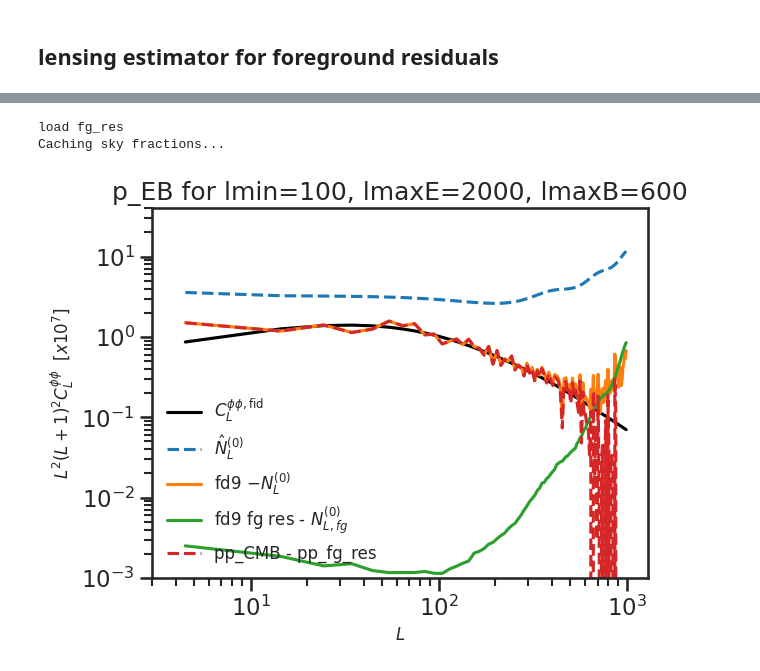
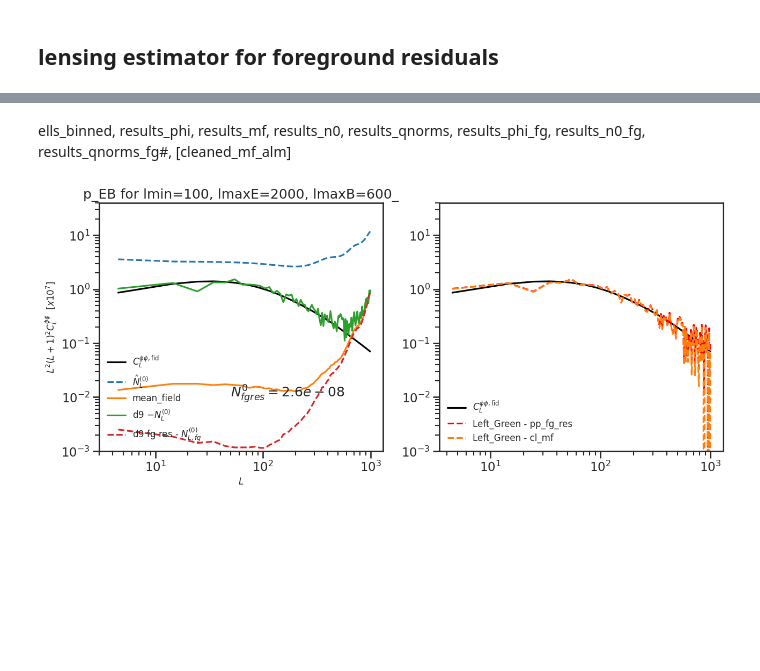
Before and after one commit to yaojian95/non_gau_lensing, a Jupyter notebook: try_plancklens_fg_res.ipynb, the cells around one changed output, grey strips where cells are left out. Drawn from its saved outputs; the diff is of its cells as text; code cells hidden in the pictures; blank space fills up the shorter version.

Commit message:
G, P, G, F_syst vs mf for lmaxB = 600, 1000, 2000

```diff
--- a/try_plancklens_fg_res.ipynb
+++ b/try_plancklens_fg_res.ipynb
@@ -452,18 +478,21 @@ def plot_lensing(lmax_qlm, results, return_binned = False, qe_key = 'p_p', add_f
     _, cl_pp = bin_cell(cl_unl['pp'][ells] *  w(ells), lmax = lmax_qlm, bins=bw, ell_2=False)
 
     if from_fg_res:
-        results_phi_fg = results[4][0]
+        results_phi_fg = results[5][0]
+        results_n0_fg = results[6][0]
         _, phi_fg_binned = bin_cell(results_phi_fg, lmax = lmax_qlm, bins=bw, ell_2=False)
+        _, n0_fg_binned =  bin_cell(results_n0_fg, lmax = lmax_qlm, bins=bw, ell_2=False)
 
     if return_binned:
         ell_binned, cleaned_binned[0], mf_binned[0], n0_binned[0]
 
-    plt.figure()
+    plt.figure(figsize = (15, 6))
     # plt.title('%s for %s, lmin = %s, lmax = %s'%(qe_key, add_foreground, lmin_qlm, lmax_qlm))
-    plt.title('%s for %s'%(qe_key, conf))
+
 
     # label=r'$C_L^{\hat \phi \hat \phi}$' if qe_key[0] == 'p' else r'$C_L^{\hat \omega \hat \omega}$'
-
+    plt.subplot(121)
+    plt.title('%s for %s'%(qe_key, conf))
     plt.loglog(ell_binned, cl_pp[0], c='k', label=r'$C_L^{\phi\phi, \rm fid}$')
     plt.loglog(ell_binned, n0_binned[0], '--', label=r'$\hat N_L^{(0)}$')
 
@@ -475,10 +504,27 @@ def plot_lensing(lmax_qlm, results, return_binned = False, qe_key = 'p_p', add_f
         plt.loglog(ell_binned, cleaned_binned[0], label = r'%s $- N_L^{(0)}$'%add_foreground)
 
     if from_fg_res:
-        plt.loglog(ell_binned, phi_fg_binned[0], label = r'%s fg res - $N_{L, fg}^{(0)}$'%add_foreground)
-        plt.loglog(ell_binned, cleaned_binned[0] - phi_fg_binned[0], label = 'pp_CMB - pp_fg_res', ls = '--')
+
+        plt.loglog(ell_binned, phi_fg_binned[0], label = r'%s fg res - $N_{L, fg}^{(0)}$'%add_foreground, ls = '--')
+        plt.text(50, 1e-2, r'$N^{0}_{fg res} = %.1e$'%np.mean(n0_fg_binned[0]))
+        # plt.loglog(ell_binned, n0_fg_binned[0], '--', label=r'$\hat N_{L, fg}^{(0)}$')
     plt.xlabel('$L$', fontsize=12)
     plt.ylabel('$L^2 (L + 1)^2 C_L^{\phi\phi}$  [$x10^7$]', fontsize=12)
     plt.ylim(1e-3,4e1)
     plt.xlim(3, )
     plt.legend(fontsize=12, loc='lower left', frameon = False)
+
+    plt.subplot(122)
+    plt.loglog(ell_binned, cl_pp[0], c='k', label=r'$C_L^{\phi\phi, \rm fid}$')
+    plt.loglog(ell_binned, cleaned_binned[0] - phi_fg_binned[0], 'r--', label = 'Left_Green - pp_fg_res')
+    plt.loglog(ell_binned, cleaned_binned[0] - mf_binned[0], '--', label = 'Left_Green - cl_mf', color = sns.color_palette()[1])
+
+    try:
+        assert len(results) == 9, len(results)
+        _, cleaned_mf_alm =  bin_cell(results[-1][0], lmax = lmax_qlm, bins=bw, ell_2=False)
+        plt.loglog(ell_binned, cleaned_mf_alm[0], '--', label = 'Left_Green - alm_mf', color = sns.color_palette()[2])
+    except:
+        print('Not including cleaned phi with mf subtracted at alm level')
+
+    plt.ylim(1e-3,4e1)
+    plt.legend(fontsize=12, loc='lower left', frameon = False)
@@ -683,11 +623,11 @@ Caching sky fractions...
-# %%
-lmin_ivf = 100
-lmax_ivf=2000
-lmax_Bmode= 600
-
-fd9_res = run_qe(['p_eb'], ['forse3_d9'], lmin_ivf = lmin_ivf, lmax_ivf=lmax_ivf, lmax_qlm = 1000, mf = None, nsim = 1, lmax_Bmode= lmax_Bmode, old_dir= False, from_fg_res=True, which_fg='d9')
-plot_lensing(1000, fd9_res, return_binned = False, qe_key = 'p_EB', add_foreground = 'fd9', conf = 'lmin=%s, lmaxE=%s, lmaxB=%s'%(lmin_ivf, lmax_ivf, lmax_Bmode), from_fg_res=True)
-# %% [output]
-load fg_res
-Caching sky fractions...
-[figure, removed]
+# %% [markdown]
+ells_binned, results_phi, results_mf, results_n0, results_qnorms, results_phi_fg, results_n0_fg, results_qnorms_fg#, [cleaned_mf_alm]
+# %%
+lmin_ivf = 100
+lmax_ivf=2000
+lmax_Bmode= 600
+
+d9_res = run_qe(['p_eb'a], ['d9'], lmin_ivf = lmin_ivf, lmax_ivf=lmax_ivf, lmax_qlm = 1000, mf = None, nsim = 1, lmax_Bmode= lmax_Bmode, old_dir= False, from_fg_res=True, compare_mf=True)
+plot_lensing(1000, d9_res, return_binned = False, qe_key = 'p_EB', add_foreground = 'd9', conf = 'lmin=%s, lmaxE=%s, lmaxB=%s_'%(lmin_ivf, lmax_ivf, lmax_Bmode), from_fg_res=True)
+# %% [output]
+[figure, added]
```
Also changed, not shown: parts of 16 cells of this notebook.
